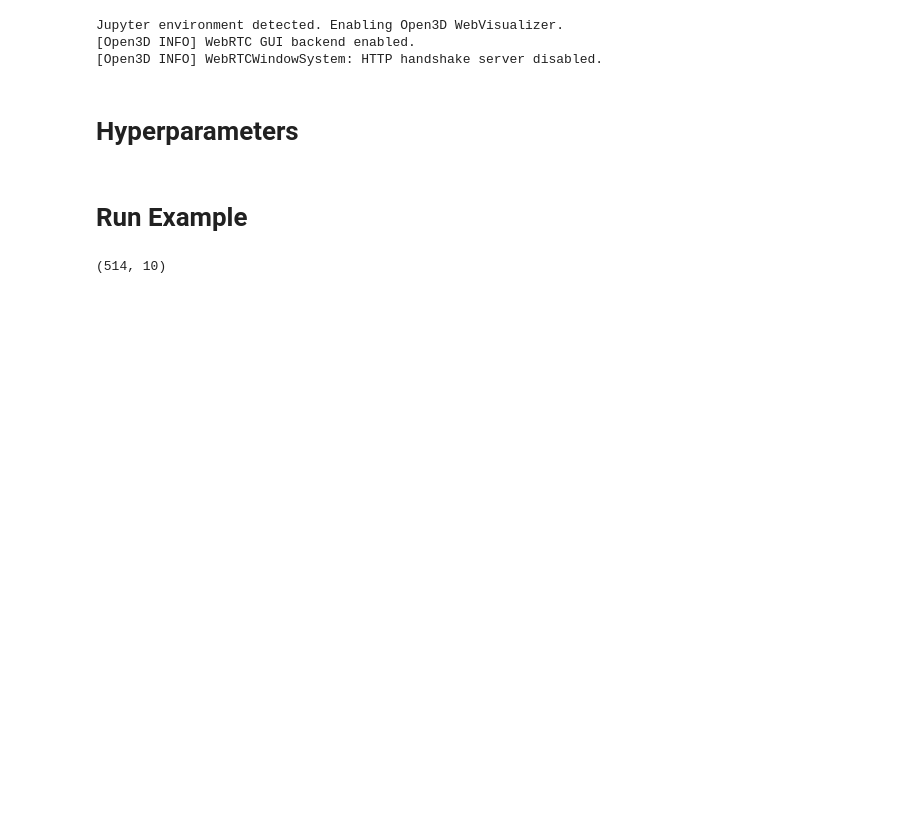
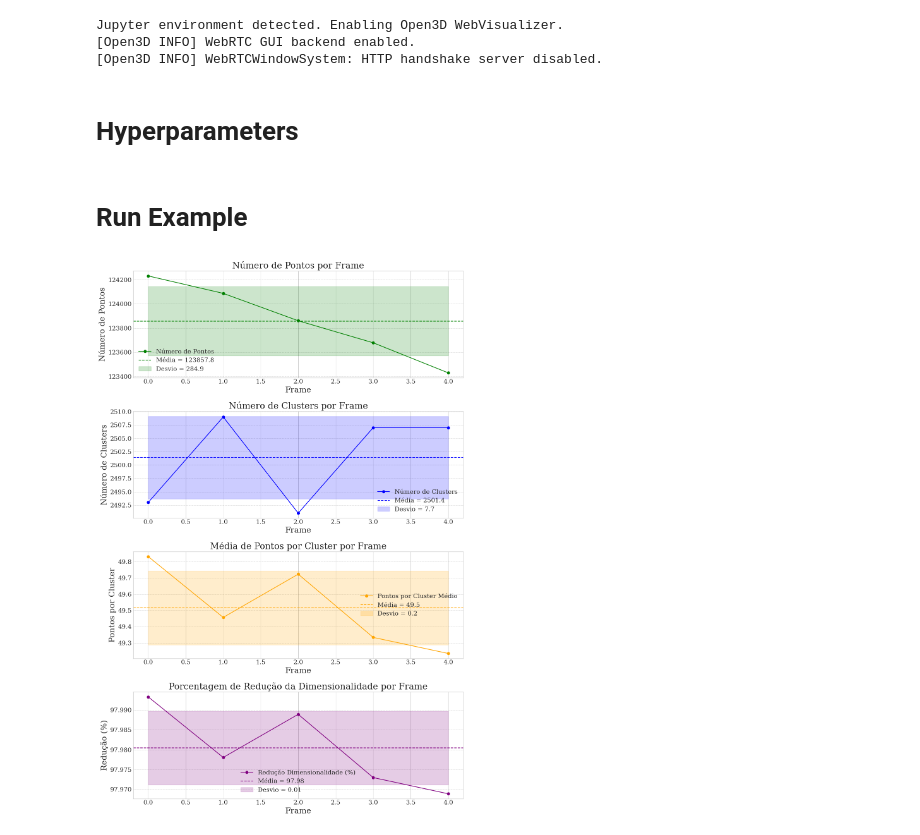
Before and after one commit to Matheus-lla/pfc-semantic-segmentation, a Jupyter notebook: experiments/run_clustering.ipynb, the cells around one changed output. Cells and saved outputs as stored; diff of their text form; code cells hidden in the pictures; blank space fills up the shorter version.

```diff
--- a/experiments/run_clustering.ipynb
+++ b/experiments/run_clustering.ipynb
@@ -25,19 +30,31 @@ SLR_RUN_DISTANCE_THRESHOLD = (
     0.2  # Max distance between consecutive points in a scanline to form a run
 )
 SLR_MERGE_THRESHOLD = 1.0  # Max distance between runs in adjacent scanlines to be considered the same cluster
+
+SAVE_CLUSTER_PREDICT = True  # Save the cluster predictions
+OUTPUT_DIR = "../../datasets/semantic-kitti/data_odometry_clusters/dataset/sequences"
+TEST_SEQUENCE = 100
 # %% [markdown]
 # Run Example
 # %%
-dataset = Dataset("../../datasets/semantic-kitti", load_cluster=True)
+dataset = SemanticKittiDataset("../../datasets/semantic-kitti", sequence_list=[TEST_SEQUENCE])
 
-clusters_features = []
+resumo_por_frame = []
+combinacoes_geral = Counter()
 
-for frame in tqdm(dataset, desc="Processando frames"):
-    clusters_features.append(extract_features_from_clusters(frame, min_cluster_size=3))
-    # break
+for point_cloud in tqdm(dataset, desc="Processando frames"):
+    point_cloud, normal_d_tuple = refine_ground_plane(point_cloud, NUM_LOWEST_POINTS, NUM_ITERATIONS, SEED_HEIGHT_THRESHOLD)  # type: ignore
+    point_cloud = scan_line_run_clustering(
+        point_cloud, SLR_RUN_DISTANCE_THRESHOLD, SLR_MERGE_THRESHOLD
+    )
 
-clusters_features[0].shape
+    infos_pc = dataset.get_last_seq_frame()
+    if infos_pc is not None:
+        seq, frame_idx = infos_pc
+        estatisticas_do_frame = get_statistics(frame_idx, point_cloud)
+        resumo_por_frame.append(estatisticas_do_frame)
+        combinacoes_geral += estatisticas_do_frame["combinacoes"]
+        if SAVE_CLUSTER_PREDICT:
+            save_clusters(point_cloud, seq, frame_idx, OUTPUT_DIR)
-# %% [output]
-(514, 10)
 # %%
 run_viz(
@@ -49 +68,5 @@ run_viz(
 )
+# %%
+plot_1(resumo_por_frame, seq_value = TEST_SEQUENCE)
+# %% [output]
+[figure, added]
```
Also changed, not shown: parts of 6 cells of this notebook, 7 other files.
